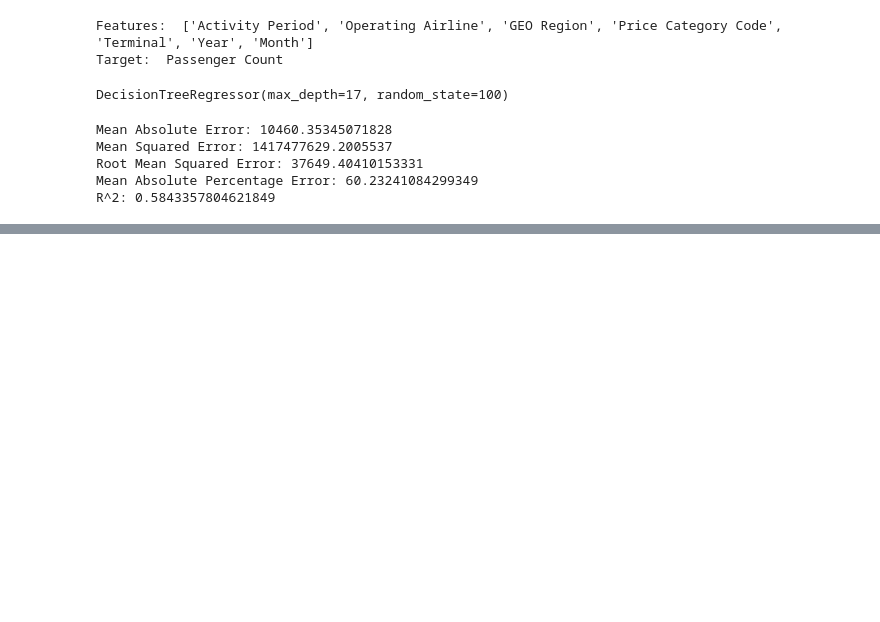
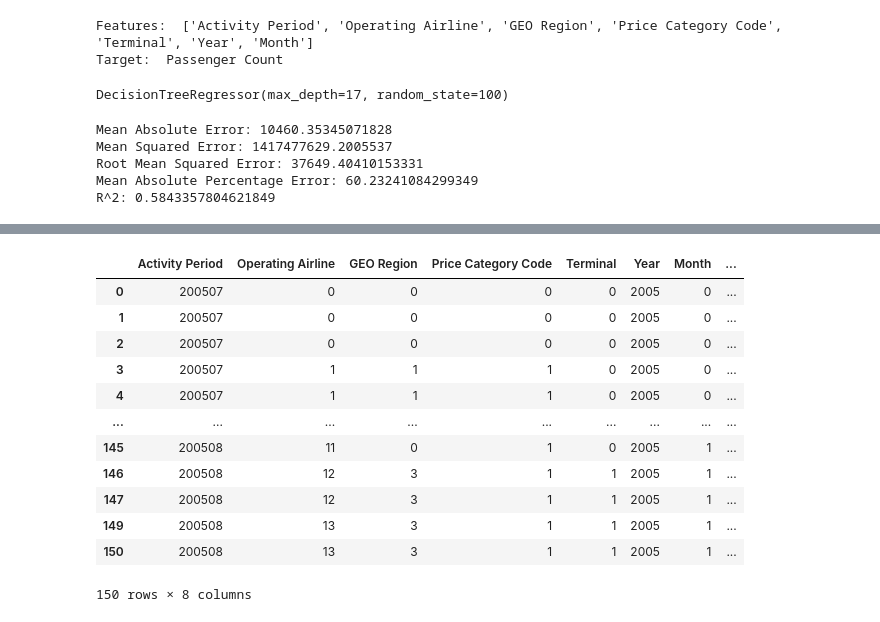
Before and after one commit to albabernal03/BD_proyecto_final, a Jupyter notebook: notebook/analisis.ipynb, the cells around one changed output, grey strips where cells are left out. Cells and saved outputs as stored; diff of their text form; code cells hidden in the pictures; blank space fills up the shorter version.

```diff
--- a/notebook/analisis.ipynb
+++ b/notebook/analisis.ipynb
@@ -431,0 +455,42 @@ R^2: 0.5843357804621849
+# %%
+import dask.dataframe as dd
+import numpy as np
+
+#Calculamos los percentiles de la columna 'Passenger Count'
+percentiles = df_copy['Passenger Count'].quantile([0.33, 0.66])
+
+#Creamos una función para asignar los valores a cada categoría
+def asignar_categorias(valor):
+    if valor < percentiles[0.33]:
+        return 1
+    elif valor < percentiles[0.66]:
+        return 2
+    else:
+        return 3
+
+#Creamos una nueva columna con los valores asignados
+df_copy['Categoria']=np.nan #Creamos una columna vacía
+#df_copy.loc[149,'Escenario'] = assign_scenario(df_copy.loc[149,'Passenger Count'])
+for i in range(len(df_copy)): #Recorremos el DataFrame
+    if i in df_copy.index: #Si el índice está en el DataFrame
+        df_copy.loc[i,'Categoria'] = asignar_categorias(df_copy.loc[i,'Passenger Count']) #Asignamos el valor a la nueva columna
+#df_copy.loc[0,'Escenario'] = 1
+# Eliminar la columna "Passenger Count"
+df_copy = df_copy.drop(['Passenger Count'], axis='columns')
+
+# Visualizar las primeras filas del DataFrame resultante
+df_copy.head(150)
+# %% [output]
+|  | Activity Period | Operating Airline | GEO Region | Price Category Code | Terminal | Year | Month | ... |
+| 0 | 200507 | 0 | 0 | 0 | 0 | 2005 | 0 | ... |
+| 1 | 200507 | 0 | 0 | 0 | 0 | 2005 | 0 | ... |
+| 2 | 200507 | 0 | 0 | 0 | 0 | 2005 | 0 | ... |
+| 3 | 200507 | 1 | 1 | 1 | 0 | 2005 | 0 | ... |
+| 4 | 200507 | 1 | 1 | 1 | 0 | 2005 | 0 | ... |
+| ... | ... | ... | ... | ... | ... | ... | ... | ... |
+| 145 | 200508 | 11 | 0 | 1 | 0 | 2005 | 1 | ... |
+| 146 | 200508 | 12 | 3 | 1 | 1 | 2005 | 1 | ... |
+| 147 | 200508 | 12 | 3 | 1 | 1 | 2005 | 1 | ... |
+| 149 | 200508 | 13 | 3 | 1 | 1 | 2005 | 1 | ... |
+| 150 | 200508 | 13 | 3 | 1 | 1 | 2005 | 1 | ... |
+150 rows × 8 columns
```
Also changed, not shown: parts of 11 cells of this notebook.
